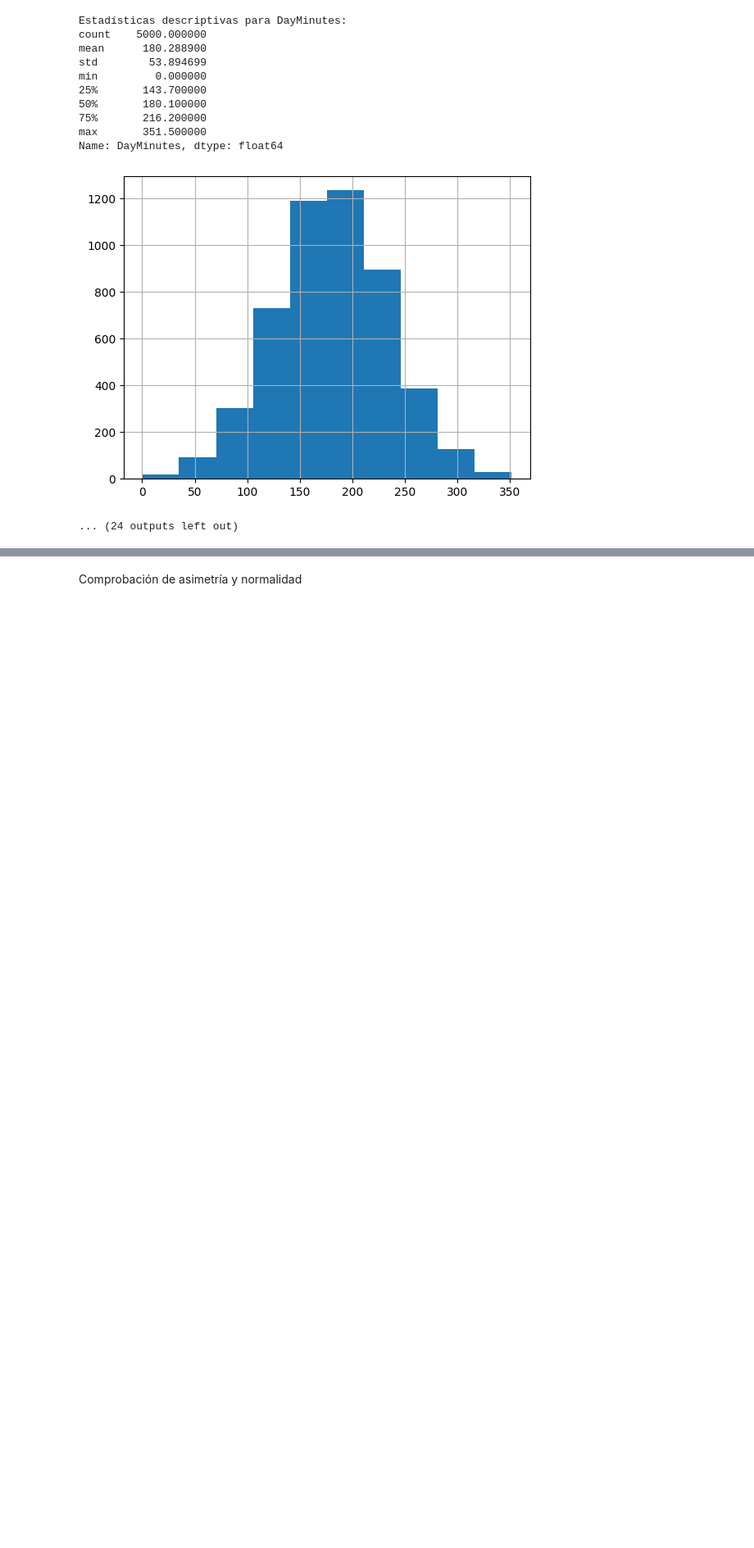
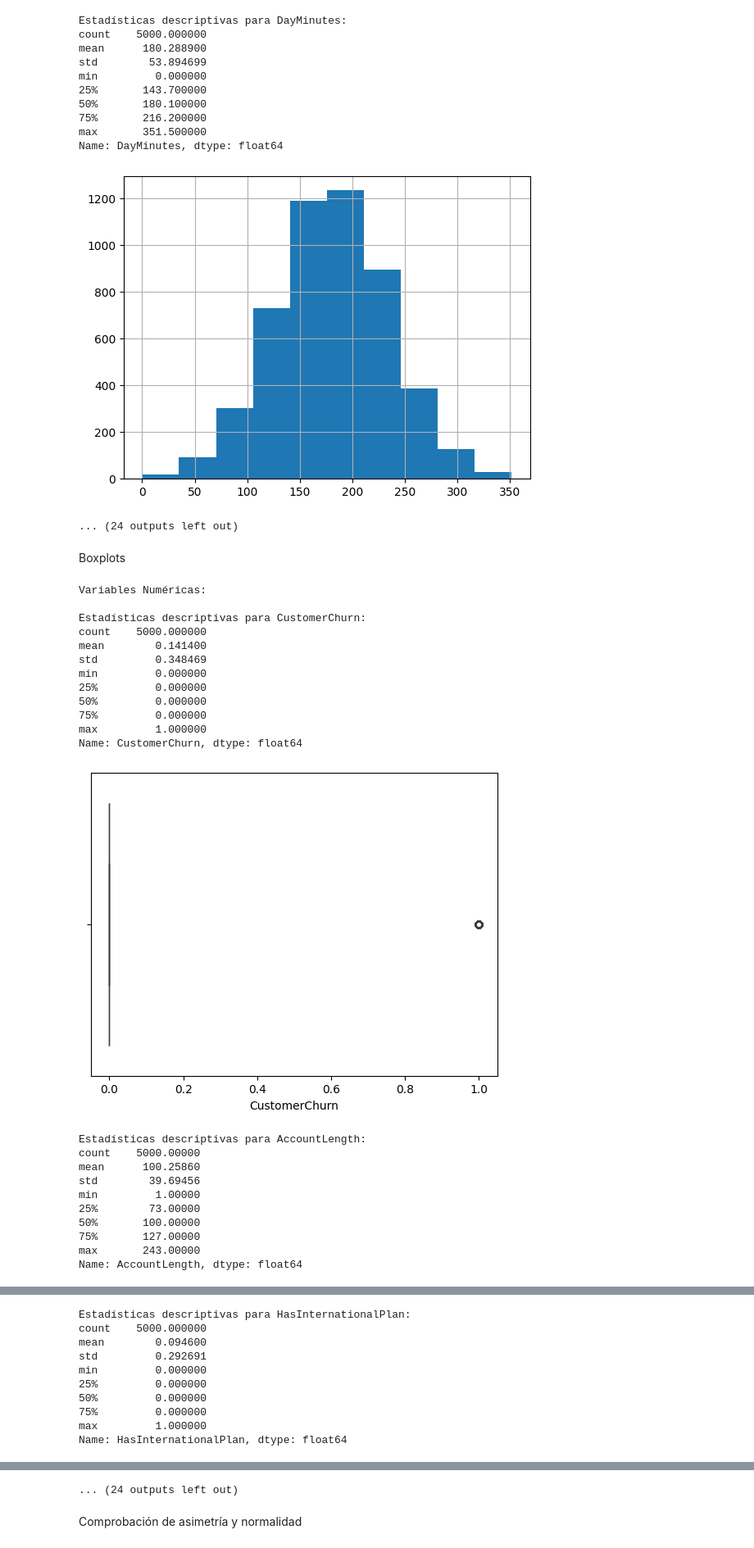
Before and after one commit to dckeisy/projectIII_dataMin, a Jupyter notebook: projectIII_DataMin.ipynb, the cells around one changed output, grey strips where cells are left out. Shown at 82% size. Saved outputs shown, nothing was run; the diff lists cells and outputs as text; code cells hidden in the pictures; blank space fills up the shorter version.

```diff
--- a/projectIII_DataMin.ipynb
+++ b/projectIII_DataMin.ipynb
@@ -87,5 +94,7 @@ for columna in data.columns:
             data[columna] = data[columna].fillna(media)
             print(f"  - Rellenados con la moda: {media}")
 
+# Visualización de datos duplicados
+print("Datos duplicados\n", data.duplicated(keep=False))
 # Eliminar duplicados valores duplicados
-data.drop_duplicates(inplace=True)
+print("Se eliminan duplicados\n",data.drop_duplicates(inplace=True))
@@ -259,3 +284,39 @@ max       351.500000
 Name: DayMinutes, dtype: float64
 [figure]
 ... (24 outputs left out)
+# %% [markdown]
+Boxplots
+# %%
+numerical_cols = data.select_dtypes(include=[np.number]).columns
+if len(numerical_cols) > 0:
+        print("\nVariables Numéricas:")
+        for col in numerical_cols:
+            print(f"\nEstadísticas descriptivas para {col}:")
+            stats = data[col].describe()
+            print(stats)
+            sns.boxplot(x=data[col])
+            plt.show()
+# %% [output]
+Variables Numéricas:
+
+Estadísticas descriptivas para CustomerChurn:
+count    5000.000000
+mean        0.141400
+std         0.348469
+min         0.000000
+25%         0.000000
+50%         0.000000
+75%         0.000000
+max         1.000000
+Name: CustomerChurn, dtype: float64
+[figure, added]
+Estadísticas descriptivas para AccountLength:
+count    5000.00000
+mean      100.25860
+std        39.69456
+min         1.00000
+25%        73.00000
+50%       100.00000
+75%       127.00000
+max       243.00000
+Name: AccountLength, dtype: float64
@@ -261,0 +324,10 @@ Name: DayMinutes, dtype: float64
+Estadísticas descriptivas para HasInternationalPlan:
+count    5000.000000
+mean        0.094600
+std         0.292691
+min         0.000000
+25%         0.000000
+50%         0.000000
+75%         0.000000
+max         1.000000
+Name: HasInternationalPlan, dtype: float64
@@ -262,2 +368,3 @@ Name: DayMinutes, dtype: float64
+... (24 outputs left out)
 # %% [markdown]
 Comprobación de asimetría y normalidad
```
Also changed, not shown: parts of 53 cells of this notebook.
